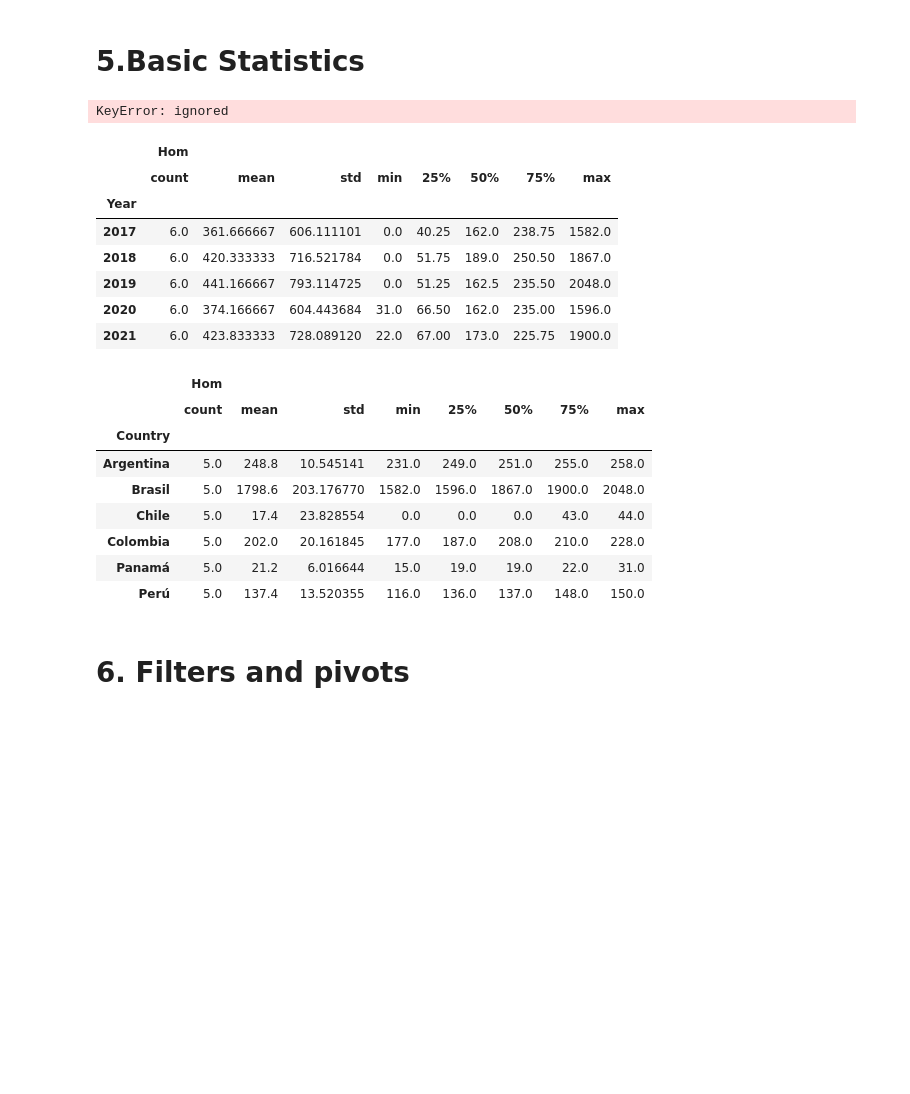
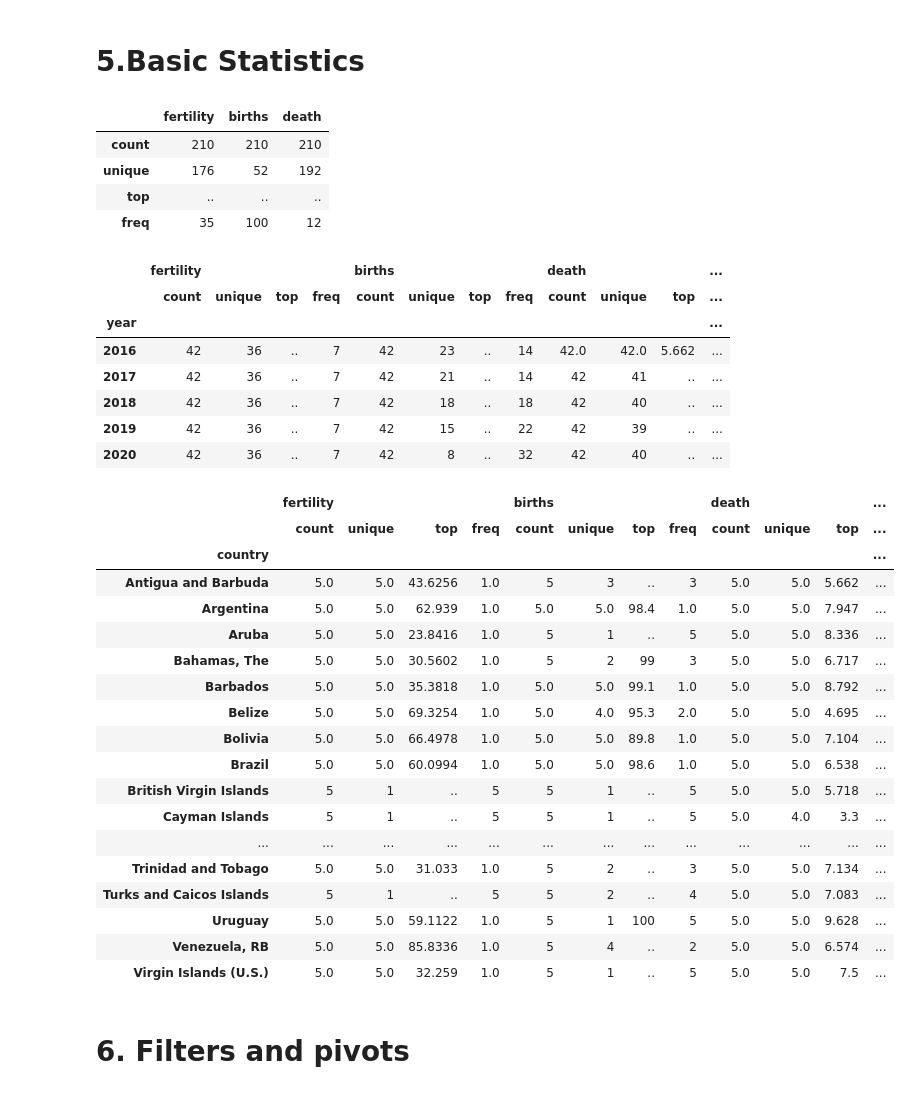
Before and after one commit to glenda2912/Tous12, a Jupyter notebook: Health_(exam_2).ipynb, the cells around one changed output. Drawn from its saved outputs; the diff is of its cells as text; code cells hidden in the pictures; blank space fills up the shorter version.

```diff
--- a/Health_(exam_2).ipynb
+++ b/Health_(exam_2).ipynb
@@ -68,13 +68,13 @@ d.rename(columns = {"Country Name": "country"}, inplace = True)
 d.rename(columns = {"Year": "year"}, inplace = True)
 
 #Change Adolescent fertility
-d.rename(columns = {"adolescent fertility": "fertility"}, inplace = True)
+d.rename(columns = {"Adolescent fertility rate (births per 1,000 women ages 15-19) [SP.ADO.TFRT]": "fertility"}, inplace = True)
 
-#Change Adolescent fertility
-d.rename(columns = {"adolescent fertility": "fertility"}, inplace = True)
+#Change Births attended
+d.rename(columns = {"Births attended by skilled health staff (% of total) [SH.STA.BRTC.ZS]": "births"}, inplace = True)
 
-#Change Adolescent fertility
-d.rename(columns = {"adolescent fertility": "fertility"}, inplace = True)
+#Change Death rate
+d.rename(columns = {"Death rate, crude (per 1,000 people) [SP.DYN.CDRT.IN]": "death"}, inplace = True)
 #Check
 d.head()
 # %% [output]
@@ -123,34 +129,48 @@ KeyError: ignored
 # **5.Basic Statistics**
 # %%
 # By variable
-dd[['fertility','death']].describe()
+dd[['fertility','births', 'death']].describe()
 # %% [output]
-KeyError: ignored
+|  | fertility | births | death |
+| count | 210 | 210 | 210 |
+| unique | 176 | 52 | 192 |
+| top | .. | .. | .. |
+| freq | 35 | 100 | 12 |
 # %%
 # By variable and by year
-pp[['Hom']].groupby('Year').describe()
+dd[['fertility','births', 'death']].groupby('year').describe()
 # %% [output]
-|  | Hom |  |  |  |  |  |  |  |
-|  | count | mean | std | min | 25% | 50% | 75% | max |
-| Year |  |  |  |  |  |  |  |  |
-| 2017 | 6.0 | 361.666667 | 606.111101 | 0.0 | 40.25 | 162.0 | 238.75 | 1582.0 |
-| 2018 | 6.0 | 420.333333 | 716.521784 | 0.0 | 51.75 | 189.0 | 250.50 | 1867.0 |
-| 2019 | 6.0 | 441.166667 | 793.114725 | 0.0 | 51.25 | 162.5 | 235.50 | 2048.0 |
-| 2020 | 6.0 | 374.166667 | 604.443684 | 31.0 | 66.50 | 162.0 | 235.00 | 1596.0 |
-| 2021 | 6.0 | 423.833333 | 728.089120 | 22.0 | 67.00 | 173.0 | 225.75 | 1900.0 |
+|  | fertility |  |  |  | births |  |  |  | death |  |  | ... |
+|  | count | unique | top | freq | count | unique | top | freq | count | unique | top | ... |
+| year |  |  |  |  |  |  |  |  |  |  |  | ... |
+| 2016 | 42 | 36 | .. | 7 | 42 | 23 | .. | 14 | 42.0 | 42.0 | 5.662 | ... |
+| 2017 | 42 | 36 | .. | 7 | 42 | 21 | .. | 14 | 42 | 41 | .. | ... |
+| 2018 | 42 | 36 | .. | 7 | 42 | 18 | .. | 18 | 42 | 40 | .. | ... |
+| 2019 | 42 | 36 | .. | 7 | 42 | 15 | .. | 22 | 42 | 39 | .. | ... |
+| 2020 | 42 | 36 | .. | 7 | 42 | 8 | .. | 32 | 42 | 40 | .. | ... |
 # %%
 # By variable and by country
-pp[['Hom']].groupby('Country').describe()
+dd[['fertility','births', 'death']].groupby('country').describe()
 # %% [output]
-|  | Hom |  |  |  |  |  |  |  |
-|  | count | mean | std | min | 25% | 50% | 75% | max |
-| Country |  |  |  |  |  |  |  |  |
-| Argentina | 5.0 | 248.8 | 10.545141 | 231.0 | 249.0 | 251.0 | 255.0 | 258.0 |
-| Brasil | 5.0 | 1798.6 | 203.176770 | 1582.0 | 1596.0 | 1867.0 | 1900.0 | 2048.0 |
-| Chile | 5.0 | 17.4 | 23.828554 | 0.0 | 0.0 | 0.0 | 43.0 | 44.0 |
-| Colombia | 5.0 | 202.0 | 20.161845 | 177.0 | 187.0 | 208.0 | 210.0 | 228.0 |
-| Panamá | 5.0 | 21.2 | 6.016644 | 15.0 | 19.0 | 19.0 | 22.0 | 31.0 |
-| Perú | 5.0 | 137.4 | 13.520355 | 116.0 | 136.0 | 137.0 | 148.0 | 150.0 |
+|  | fertility |  |  |  | births |  |  |  | death |  |  | ... |
+|  | count | unique | top | freq | count | unique | top | freq | count | unique | top | ... |
+| country |  |  |  |  |  |  |  |  |  |  |  | ... |
+| Antigua and Barbuda | 5.0 | 5.0 | 43.6256 | 1.0 | 5 | 3 | .. | 3 | 5.0 | 5.0 | 5.662 | ... |
+| Argentina | 5.0 | 5.0 | 62.939 | 1.0 | 5.0 | 5.0 | 98.4 | 1.0 | 5.0 | 5.0 | 7.947 | ... |
+| Aruba | 5.0 | 5.0 | 23.8416 | 1.0 | 5 | 1 | .. | 5 | 5.0 | 5.0 | 8.336 | ... |
+| Bahamas, The | 5.0 | 5.0 | 30.5602 | 1.0 | 5 | 2 | 99 | 3 | 5.0 | 5.0 | 6.717 | ... |
+| Barbados | 5.0 | 5.0 | 35.3818 | 1.0 | 5.0 | 5.0 | 99.1 | 1.0 | 5.0 | 5.0 | 8.792 | ... |
+| Belize | 5.0 | 5.0 | 69.3254 | 1.0 | 5.0 | 4.0 | 95.3 | 2.0 | 5.0 | 5.0 | 4.695 | ... |
+| Bolivia | 5.0 | 5.0 | 66.4978 | 1.0 | 5.0 | 5.0 | 89.8 | 1.0 | 5.0 | 5.0 | 7.104 | ... |
+| Brazil | 5.0 | 5.0 | 60.0994 | 1.0 | 5.0 | 5.0 | 98.6 | 1.0 | 5.0 | 5.0 | 6.538 | ... |
+| British Virgin Islands | 5 | 1 | .. | 5 | 5 | 1 | .. | 5 | 5.0 | 5.0 | 5.718 | ... |
+| Cayman Islands | 5 | 1 | .. | 5 | 5 | 1 | .. | 5 | 5.0 | 4.0 | 3.3 | ... |
+| ... | ... | ... | ... | ... | ... | ... | ... | ... | ... | ... | ... | ... |
+| Trinidad and Tobago | 5.0 | 5.0 | 31.033 | 1.0 | 5 | 2 | .. | 3 | 5.0 | 5.0 | 7.134 | ... |
+| Turks and Caicos Islands | 5 | 1 | .. | 5 | 5 | 2 | .. | 4 | 5.0 | 5.0 | 7.083 | ... |
+| Uruguay | 5.0 | 5.0 | 59.1122 | 1.0 | 5 | 1 | 100 | 5 | 5.0 | 5.0 | 9.628 | ... |
+| Venezuela, RB | 5.0 | 5.0 | 85.8336 | 1.0 | 5 | 4 | .. | 2 | 5.0 | 5.0 | 6.574 | ... |
+| Virgin Islands (U.S.) | 5.0 | 5.0 | 32.259 | 1.0 | 5 | 1 | .. | 5 | 5.0 | 5.0 | 7.5 | ... |
 # %% [markdown]
 # **6. Filters and pivots**
 # %% [markdown]
```
Also changed, not shown: parts of 20 cells of this notebook.
